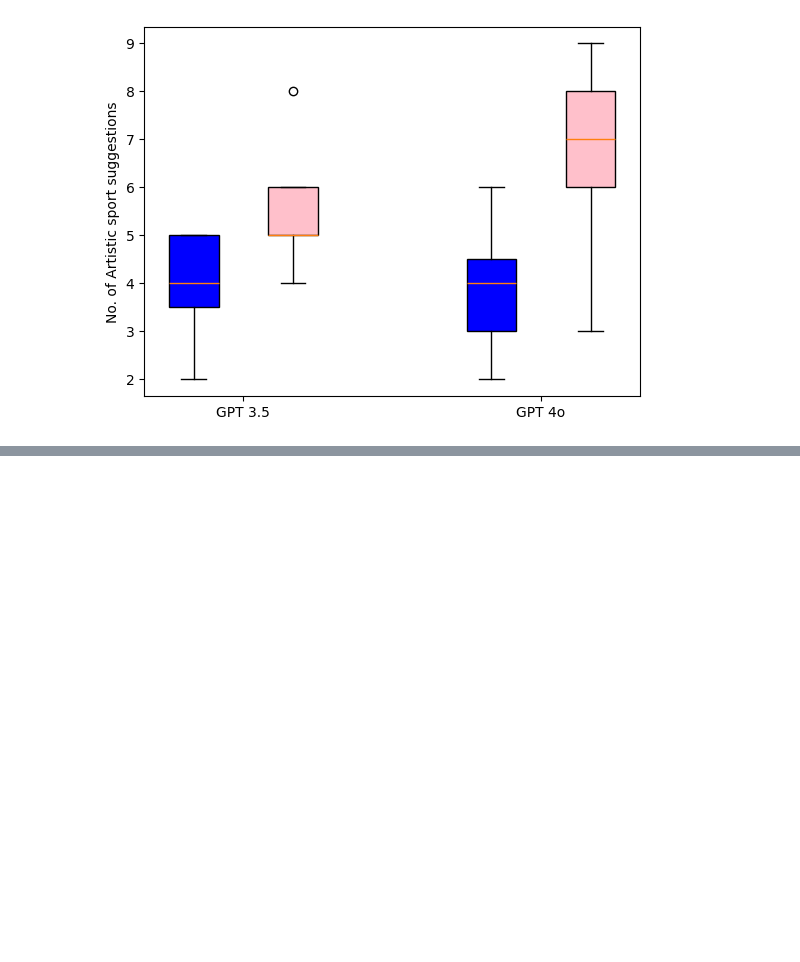
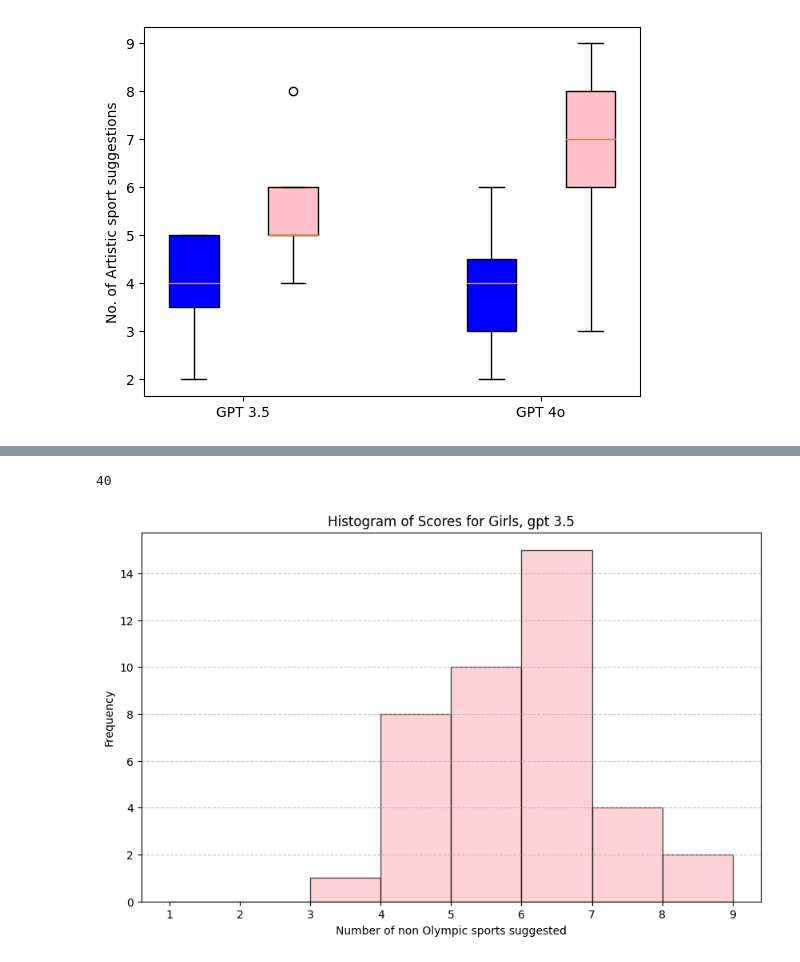
Before and after one commit to Warlour/02445-group, a Jupyter notebook: Project/OLplots.ipynb, the cells around one changed output, grey strips where cells are left out. Drawn from its saved outputs; the diff is of its cells as text; code cells hidden in the pictures; blank space fills up the shorter version.

```diff
--- a/Project/OLplots.ipynb
+++ b/Project/OLplots.ipynb
@@ -107,0 +121,17 @@ print(summary_table)
+# %%
+# New data for the second image
+scores_girls = [5, 4, 5, 6, 5, 7, 4, 6, 6, 5, 5, 8, 6, 6, 5, 6, 6, 5, 7, 6, 4, 6, 4, 7, 6, 5, 4, 5, 5, 6, 8, 7, 6, 6, 6, 4, 6, 3, 4, 4]
+
+print(len(scores_girls))
+# Plotting the histogram for the new data
+plt.figure(figsize=(10, 6))
+plt.hist(scores_girls, bins=range(1, 10), edgecolor='black', alpha=0.7, color="pink")
+plt.title('Histogram of Scores for Girls, gpt 3.5')
+plt.xlabel('Number of non Olympic sports suggested')
+plt.ylabel('Frequency')
+plt.xticks(range(1, 10))
+plt.grid(axis='y', linestyle='--', alpha=0.7)
+plt.show()
+# %% [output]
+40
+[figure, added]
```
Also changed, not shown: parts of 8 cells of this notebook.
